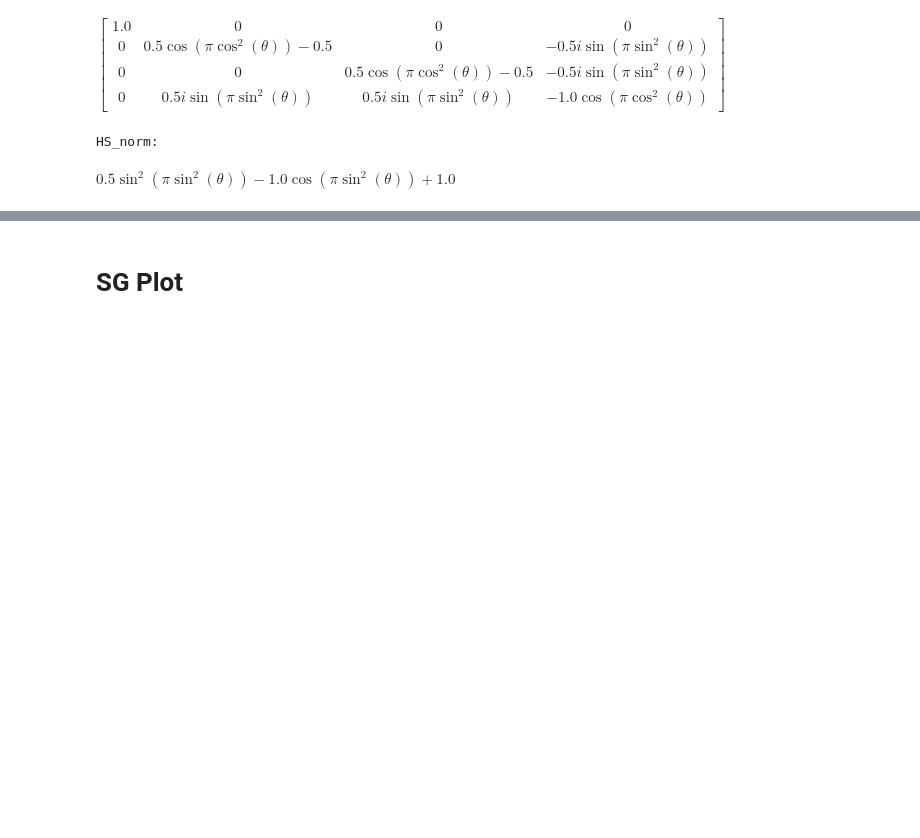
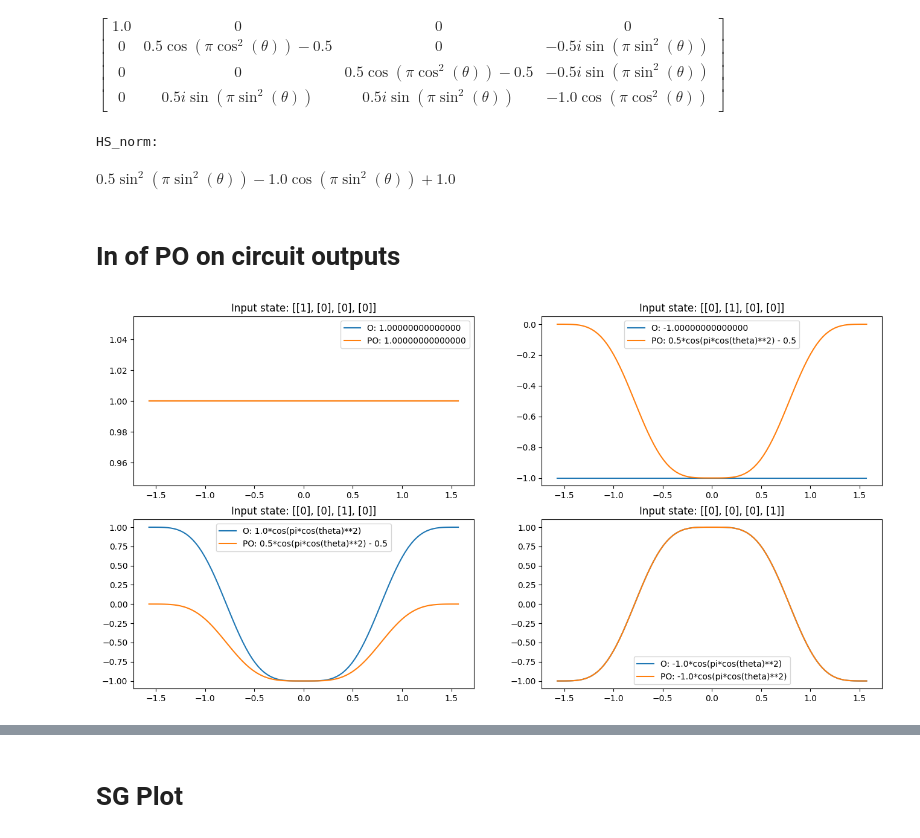
Before and after one commit to Fragecity/SymmetryQNN, a Jupyter notebook: CatDogExm/OnOffCir_2qubits1.ipynb, the cells around one changed output, grey strips where cells are left out. Cells and saved outputs as stored; diff of their text form; code cells hidden in the pictures; blank space fills up the shorter version.

```diff
--- a/CatDogExm/OnOffCir_2qubits1.ipynb
+++ b/CatDogExm/OnOffCir_2qubits1.ipynb
@@ -158,3 +180,43 @@ PO matrix:
 $\displaystyle \left[\begin{matrix}1.0 & 0 & 0 & 0\\0 & 0.5 \cos{\left(\pi \cos^{2}{\left(\theta \right)} \right)} - 0.5 & 0 & - 0.5 i \sin{\left(\pi \sin^{2}{\left(\theta \right)} \right)}\\0 & 0 & 0.5 \cos{\left(\pi \cos^{2}{\left(\theta \right)} \right)} - 0.5 & - 0.5 i \sin{\left(\pi \sin^{2}{\left(\theta \right)} \right)}\\0 & 0.5 i \sin{\left(\pi \sin^{2}{\left(\theta \right)} \right)} & 0.5 i \sin{\left(\pi \sin^{2}{\left(\theta \right)} \right)} & - 1.0 \cos{\left(\pi \cos^{2}{\left(\theta \right)} \right)}\end{matrix}\right]$
 HS_norm:
 $\displaystyle 0.5 \sin^{2}{\left(\pi \sin^{2}{\left(\theta \right)} \right)} - 1.0 \cos{\left(\pi \sin^{2}{\left(\theta \right)} \right)} + 1.0$
+# %% [markdown]
+<a id="InofPO"></a>
+# In of PO on circuit outputs
+# %%
+import matplotlib.pyplot as plt
+
+fig, axs = plt.subplots(2, 2, figsize=(16, 8))
+
+for i in range(4):
+
+    test_input = Matrix([[0], [0], [0], [0]])
+    test_input[i] = 1
+
+    test_rho = test_input @ test_input.H
+
+    pred_O = trace(O_tilde * test_rho)
+    pred_PO = trace(PO * test_rho)
+
+    if pred_O.is_constant():
+        def pred_O_func(_):
+            return pred_O
+    else:
+        pred_O_func = sp.lambdify(theta, pred_O, "numpy")
+
+    if pred_PO.is_constant():
+        def pred_PO_func(_):
+            return pred_PO
+    else:
+        pred_PO_func = sp.lambdify(theta, pred_PO, "numpy")
+
+    theta_values = np.linspace(-np.pi/2, np.pi/2, 100)
+    preds_O = np.array([pred_O_func(t) for t in theta_values])
+    preds_PO = np.array([pred_PO_func(t) for t in theta_values])
+
+    axs[i//2, i%2].set_title(f"Input state: {test_input.tolist()}")
+    axs[i//2, i%2].plot(theta_values, preds_O, label=f'O: {pred_O}')
+    axs[i//2, i%2].plot(theta_values, preds_PO, label=f'PO: {pred_PO}')
+    axs[i//2, i%2].legend()
+# %% [output]
+[figure, added]
```
Also changed, not shown: parts of 10 cells of this notebook.
